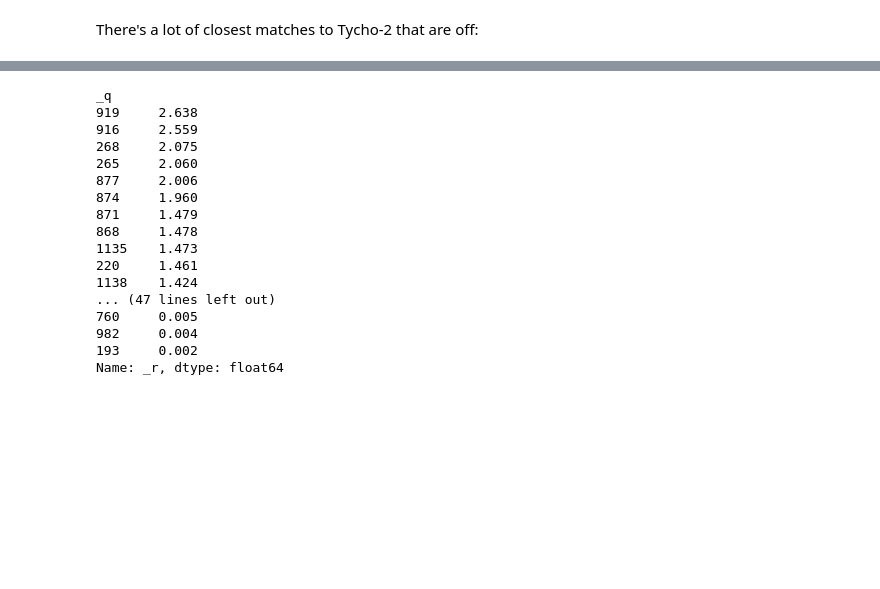
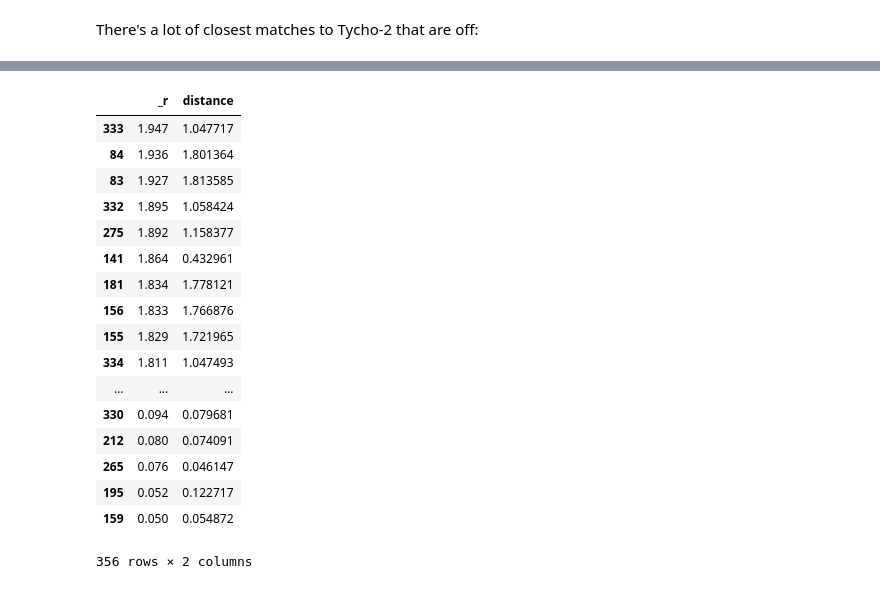
Before and after one commit to smoh/gaia-comoving-stars, a Jupyter notebook: notebooks/coordinates-tests.ipynb, the cells around one changed output, grey strips where cells are left out. Saved outputs shown, nothing was run; the diff lists cells and outputs as text; code cells hidden in the pictures; blank space fills up the shorter version.

```diff
--- a/notebooks/coordinates-tests.ipynb
+++ b/notebooks/coordinates-tests.ipynb
@@ -76,23 +87,24 @@ There's a lot of closest matches to Tycho-2 that are off:
 # %%
-df.groupby('_q')._r.min().sort_values(ascending=False)
+df[['_r', 'distance']].sort_values(by='_r', ascending=False)
 # %% [output]
+|  | _r | distance |
+| 333 | 1.947 | 1.047717 |
+| 84 | 1.936 | 1.801364 |
+| 83 | 1.927 | 1.813585 |
+| 332 | 1.895 | 1.058424 |
+| 275 | 1.892 | 1.158377 |
+| 141 | 1.864 | 0.432961 |
+| 181 | 1.834 | 1.778121 |
+| 156 | 1.833 | 1.766876 |
+| 155 | 1.829 | 1.721965 |
+| 334 | 1.811 | 1.047493 |
+| ... | ... | ... |
+| 330 | 0.094 | 0.079681 |
+| 212 | 0.080 | 0.074091 |
+| 265 | 0.076 | 0.046147 |
+| 195 | 0.052 | 0.122717 |
+| 159 | 0.050 | 0.054872 |
-_q
-919     2.638
-916     2.559
-268     2.075
-265     2.060
-877     2.006
-874     1.960
-871     1.479
-868     1.478
-1135    1.473
-220     1.461
-1138    1.424
-... (47 lines left out)
-760     0.005
-982     0.004
-193     0.002
-Name: _r, dtype: float64
+356 rows × 2 columns
 # %%
 len(df.groupby('_q')._r.min()), (df.groupby('_q')._r.min() > 1).sum()
 # %% [output]
```
Also changed, not shown: parts of 16 cells of this notebook, 1 other file.
